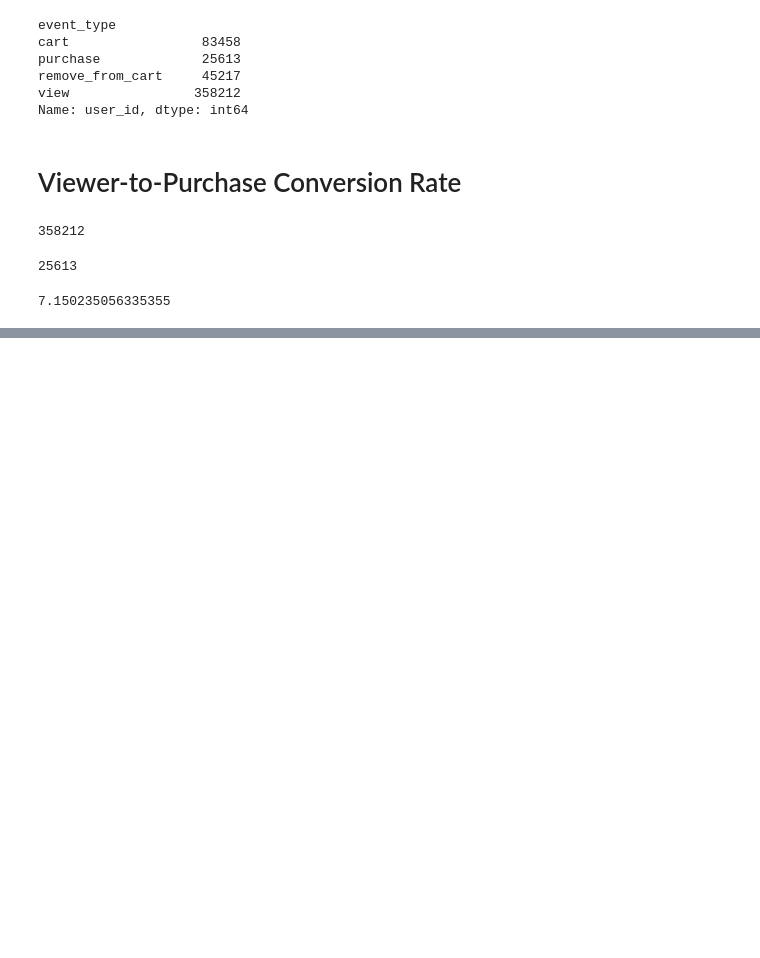
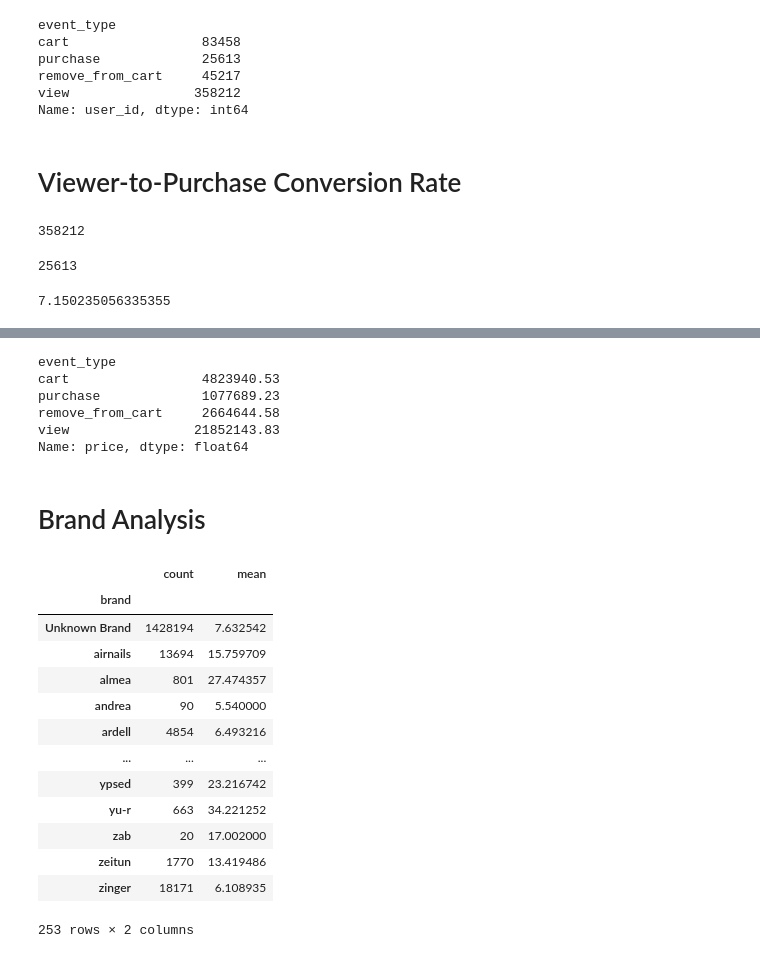
Before and after one commit to navyatharai1996/customer_retention_analytics_project, a Jupyter notebook: python/data_inspection.ipynb, the cells around one changed output, grey strips where cells are left out. Drawn from its saved outputs; the diff is of its cells as text; code cells hidden in the pictures; blank space fills up the shorter version.

```diff
--- a/python/data_inspection.ipynb
+++ b/python/data_inspection.ipynb
@@ -914,0 +926,28 @@ purchase_users / view_users * 100
+# %%
+df.groupby('event_type')['price'].sum()
+# %% [output]
+event_type
+cart                 4823940.53
+purchase             1077689.23
+remove_from_cart     2664644.58
+view                21852143.83
+Name: price, dtype: float64
+# %% [markdown]
+# Brand Analysis
+# %%
+df.groupby('brand')['price'].agg(['count','mean'])
+# %% [output]
+|  | count | mean |
+| brand |  |  |
+| Unknown Brand | 1428194 | 7.632542 |
+| airnails | 13694 | 15.759709 |
+| almea | 801 | 27.474357 |
+| andrea | 90 | 5.540000 |
+| ardell | 4854 | 6.493216 |
+| ... | ... | ... |
+| ypsed | 399 | 23.216742 |
+| yu-r | 663 | 34.221252 |
+| zab | 20 | 17.002000 |
+| zeitun | 1770 | 13.419486 |
+| zinger | 18171 | 6.108935 |
+253 rows × 2 columns
```
Also changed, not shown: parts of 14 cells of this notebook, 1 other file.
